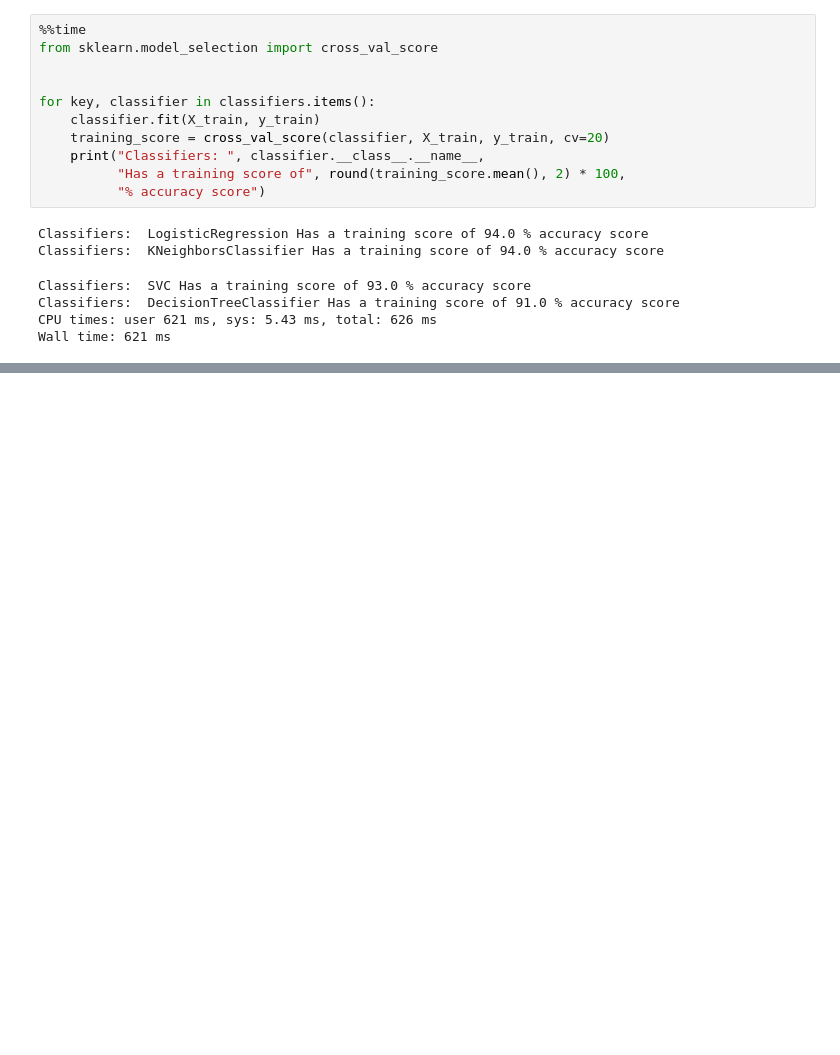
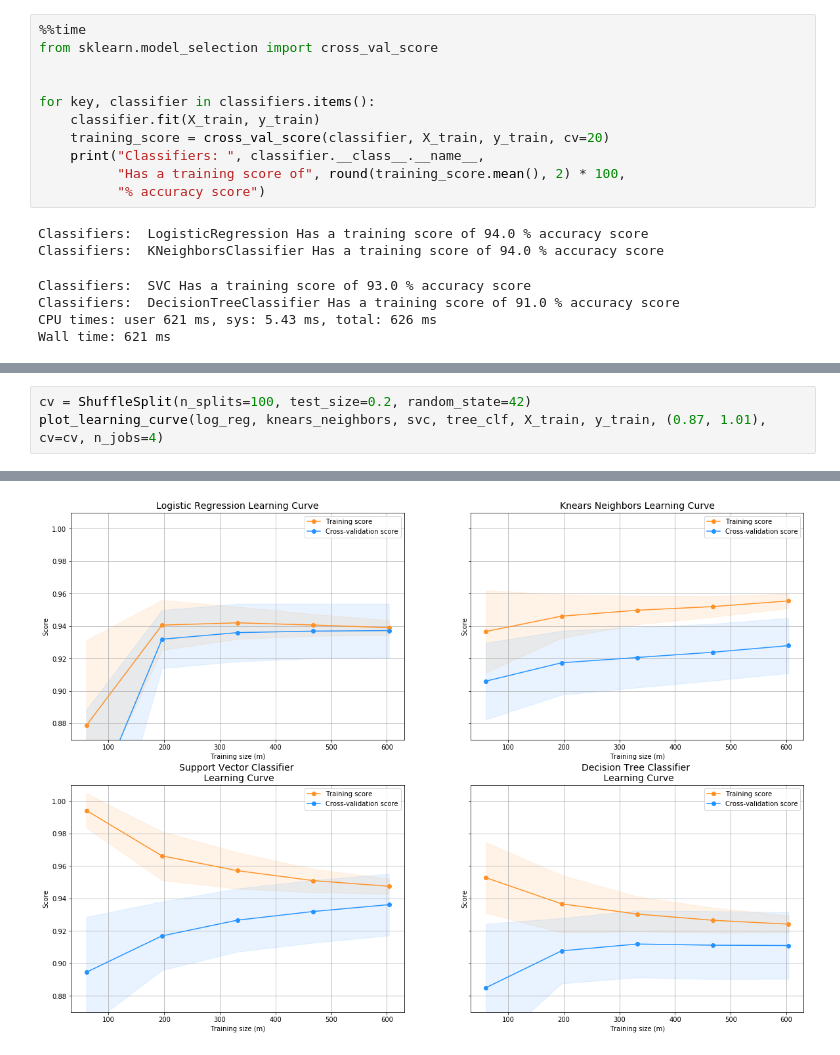
Before and after one commit to lepchenkov/Fraud_detection_case_study, a Jupyter notebook: Exploring_imbalanced_dataset.ipynb, the cells around one changed output, grey strips where cells are left out. Drawn from its saved outputs; the diff is of its cells as text; blank space fills up the shorter version.

```diff
--- a/Exploring_imbalanced_dataset.ipynb
+++ b/Exploring_imbalanced_dataset.ipynb
@@ -621,0 +851,4 @@ Wall time: 621 ms
+# %%
+cv = ShuffleSplit(n_splits=100, test_size=0.2, random_state=42)
+plot_learning_curve(log_reg, knears_neighbors, svc, tree_clf, X_train, y_train, (0.87, 1.01), cv=cv, n_jobs=4)
+# %% [output]
@@ -621,0 +856 @@ Wall time: 621 ms
+[figure, added]
```
Also changed, not shown: parts of 12 cells of this notebook.
